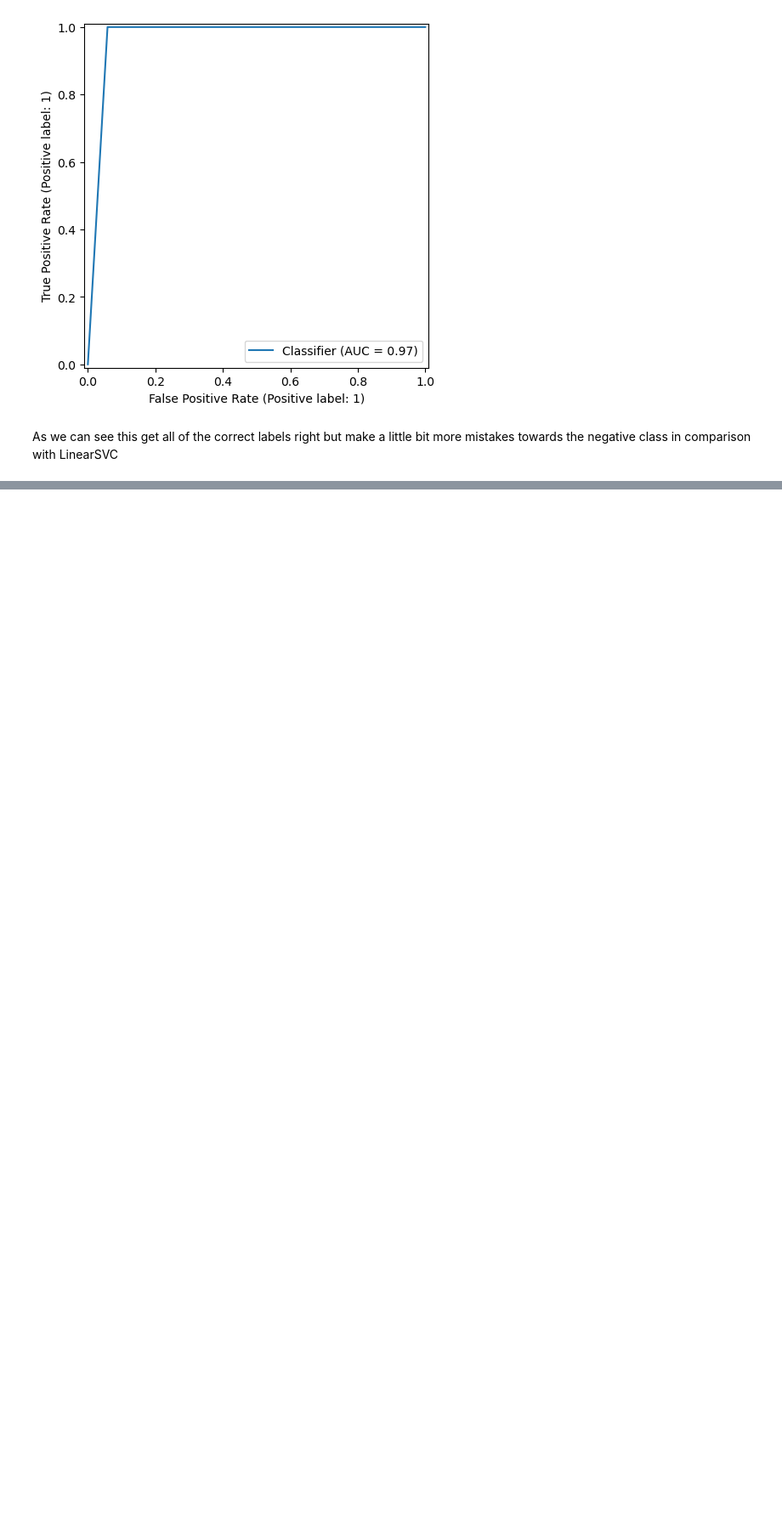
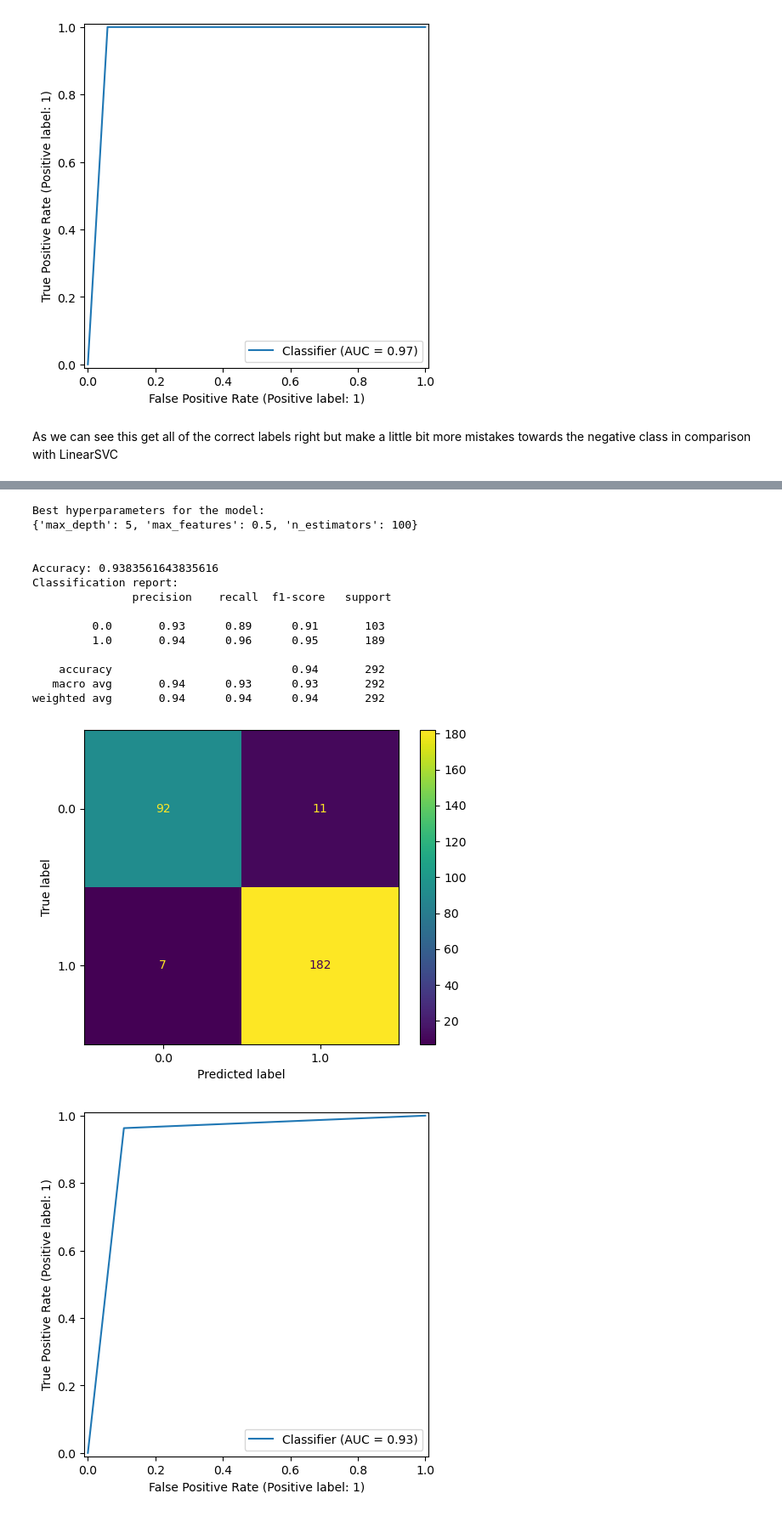
Before and after one commit to Bladwark/FitGym_ML, a Jupyter notebook: FitGym.ipynb, the cells around one changed output, grey strips where cells are left out. Shown at 85% size. Drawn from its saved outputs; the diff is of its cells as text; code cells hidden in the pictures; blank space fills up the shorter version.

```diff
--- a/FitGym.ipynb
+++ b/FitGym.ipynb
@@ -857,0 +1005,11 @@ As we can see this get all of the correct labels right but make a little bit mor
+# %%
+tree = RandomForestClassifier(random_state=42)
+
+param_grid = {
+    "n_estimators": [100, 500, 1000],
+    "max_depth": [1, 5, 10, 25],
+    "max_features": [*np.arange(0.1, 1.1, 0.1)],
+}
+
+grid_search = GridSearchCV(tree, param_grid=param_grid)
+grid_search.fit(X_train, y_train)
@@ -857,0 +1025,36 @@ As we can see this get all of the correct labels right but make a little bit mor
+# %%
+print(f'Best hyperparameters for the model:\n{grid_search.best_params_}')
+print('\n')
+
+y_pred = grid_search.predict(X_test)
+
+accuracy = accuracy_score(y_true=y_test,y_pred=y_pred)
+report = classification_report(y_true=y_test,y_pred=y_pred)
+print(f'Accuracy: {accuracy}')
+print('Classification report:\n',report)
+
+cfm = confusion_matrix(y_true=y_test,y_pred=y_pred,labels=grid_search.classes_)
+cfm_disp = ConfusionMatrixDisplay(confusion_matrix=cfm,
+                              display_labels=grid_search.classes_)
+cfm_disp.plot()
+
+RocCurveDisplay.from_predictions(y_true=y_test,y_pred=y_pred)
+plt.tight_layout()
+plt.show()
+# %% [output]
+Best hyperparameters for the model:
+{'max_depth': 5, 'max_features': 0.5, 'n_estimators': 100}
+
+
+Accuracy: 0.9383561643835616
+Classification report:
+               precision    recall  f1-score   support
+
+         0.0       0.93      0.89      0.91       103
+         1.0       0.94      0.96      0.95       189
+
+    accuracy                           0.94       292
+   macro avg       0.94      0.93      0.93       292
+weighted avg       0.94      0.94      0.94       292
+[figure, added]
+[figure, added]
```
Also changed, not shown: parts of 33 cells of this notebook.
